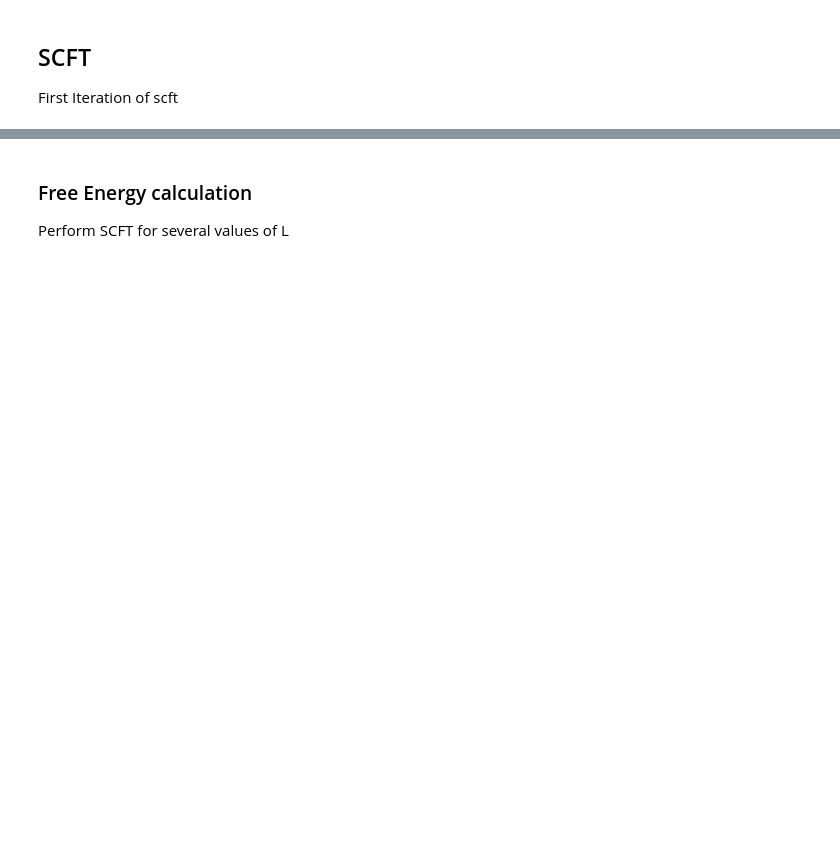
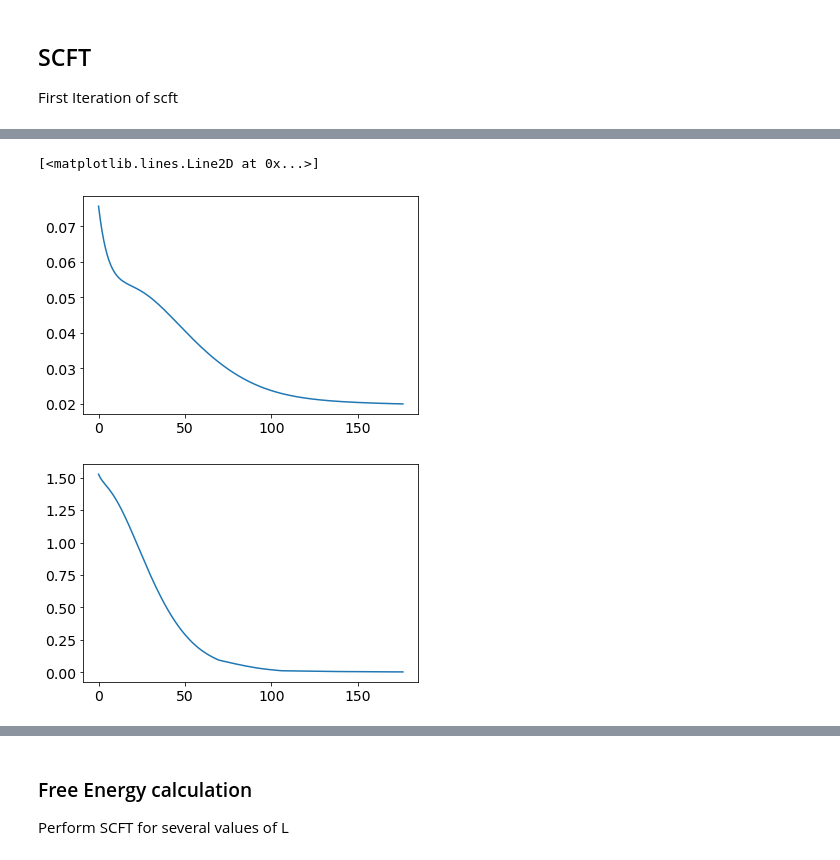
Before and after one commit to Ssalazar12/Physics, a Jupyter notebook: Self-Consistent Field Theory/Project 2_explicit_euler.ipynb, the cells around one changed output, grey strips where cells are left out. Saved outputs shown, nothing was run; the diff lists cells and outputs as text; code cells hidden in the pictures; blank space fills up the shorter version.

```diff
--- a/Self-Consistent Field Theory/Project 2_explicit_euler.ipynb
+++ b/Self-Consistent Field Theory/Project 2_explicit_euler.ipynb
@@ -156,8 +170,8 @@ def SCFT(X, L, Chi_N, Alpha):
     # big method to run SCFT as a functions of the arguments. Includes piccard iteration and pseudospectral parts
 
     # parameter definitions and initial values
-    target_deviation_1 = 2*10**(-3)
-    target_deviation_2 = 0.9
+    target_deviation_1 = 10**(-3)
+    target_deviation_2 = 10**(-3)
 
     wa = 5*np.cos(2*np.pi*X/L)
     wb = -wa
@@ -218,7 +232,7 @@ def SCFT(X, L, Chi_N, Alpha):
         rhs_1 = Chi_N*(phi_a_new - phi_b_new)
         rhs_2 = phi_a_new + phi_b_new
 
-        dev_1 = np.abs(w_minus_old + rhs_1)
+        dev_1 = np.abs(w_minus + rhs_1)
         dev_2 = np.abs(1 - rhs_2)
 
         # save quantities of interest
@@ -228,7 +242,7 @@ def SCFT(X, L, Chi_N, Alpha):
         phi_a_list.append(list(phi_a_new))
         phi_b_list.append(list(phi_b_new))
 
-        deviation_1.append((dev_1))
+        deviation_1.append(list((dev_1)))
         deviation_2.append(list(dev_2))
 
         Q0_list.append(list(Q_Q0))
@@ -237,10 +251,10 @@ def SCFT(X, L, Chi_N, Alpha):
         w_plus_list.append(list(w_plus))
 
         # update values for the next iteration
-        #w_minus_old = wa_new - wb_new
-        #w_plus_old = wa_new + wb_new
-        w_minus_old = w_minus.copy()
-        w_plus_old = w_plus.copy()
+        w_minus_old = wa_new - wb_new
+        w_plus_old = wa_new + wb_new
+        #w_minus_old = w_minus.copy()
+        #w_plus_old = w_plus.copy()
 
         phi_a_old = phi_a_new.copy()
         phi_b_old = phi_b_new.copy()
@@ -255,9 +269,6 @@ def SCFT(X, L, Chi_N, Alpha):
             print("elapsed iterations: ", i)
             print("current max deviations:", (max(dev_1), max(dev_2)))
 
-        #if i==10:
-        #    stop_loop = True
-
     return phi_a_list, phi_b_list, Q0_list ,w_minus_list, w_plus_list, deviation_1, deviation_2
 # %%
 def calculate_free_energy(X, wa_f, wb_f,phia_f, phib_f,q0):
@@ -297,7 +308,16 @@ KeyboardInterrupt:
 # %%
 #np.shape(deviation_2)
 max_d = [max(x) for x in deviation_2]
+plt.figure()
 plt.plot(max_d)
+
+max_d = [max(x) for x in deviation_1]
+plt.figure()
+plt.plot(max_d)
+# %% [output]
+[<matplotlib.lines.Line2D at 0x...>]
+[figure, added]
+[figure, added]
 # %%
 plt.figure(figsize=(7,5))
 plt.title("Deviation one")
```
Also changed, not shown: parts of 6 cells of this notebook.
